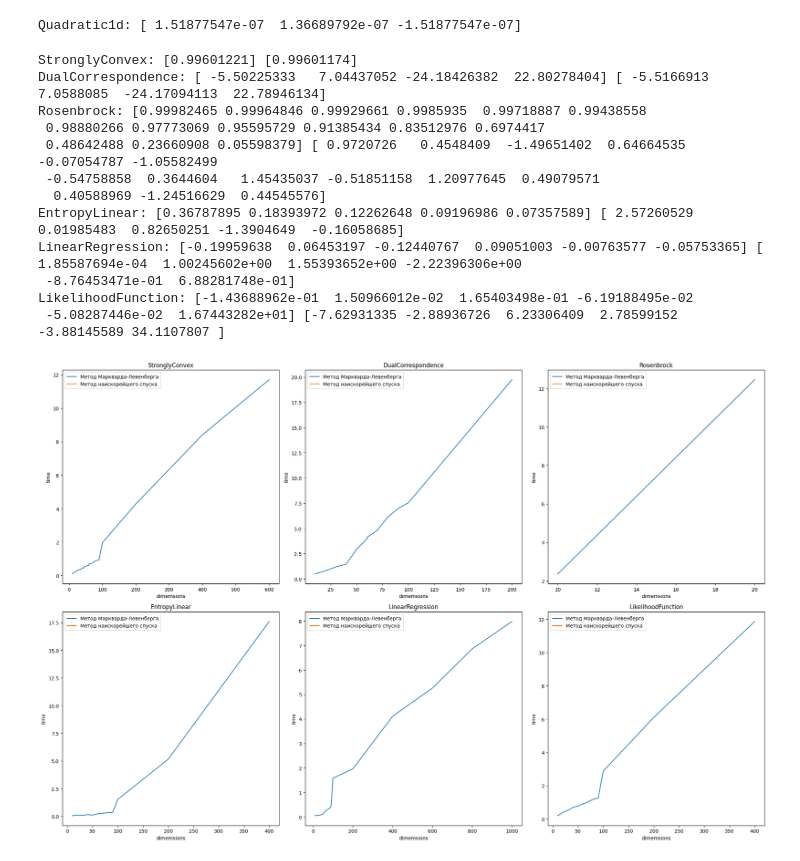
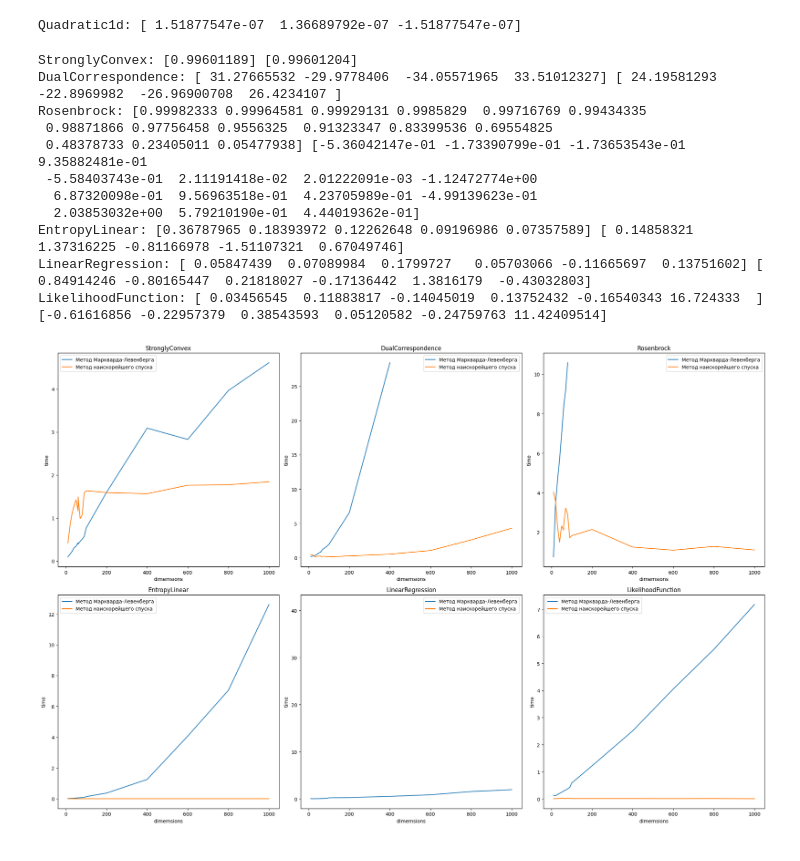
Before and after one commit to fallra1n/math-optimization, a Jupyter notebook: hw-2/OPTI_2.ipynb, the cells around one changed output. Saved outputs shown, nothing was run; the diff lists cells and outputs as text; code cells hidden in the pictures.

```diff
--- a/hw-2/OPTI_2.ipynb
+++ b/hw-2/OPTI_2.ipynb
@@ -104,7 +104,6 @@ def golden_section_search(
 # %%
 eps_fastest = 10 ** (-4)
 eps_golden = 10 ** (-7)
-
 
 
 def the_fastest_descent(
@@ -119,9 +118,9 @@ def the_fastest_descent(
     def func_of_h(h: float, d: agnp.ndarray) -> float:
         return f(x_old + h * d, param_list)
 
-
-    def localize_minimum(func_of_h: Callable[[float, agnp.ndarray], float], d: agnp.ndarray, h =10**(-2) , max_iter = 100, growth_factor = 10):
-
+    def localize_minimum(
+        func_of_h: Callable[[float, agnp.ndarray], float], d: agnp.ndarray, h=10 ** (-2), max_iter=100, growth_factor=10
+    ):
 
         a = 0
         b = a + h
@@ -129,7 +128,7 @@ def the_fastest_descent(
         f_b = func_of_h(b, d)
 
         if f_b > f_a:
-        # Ищем влево
+            # Ищем влево
             a, b = a - h, a
             f_a, f_b = func_of_h(a, d), func_of_h(b, d)
             while f_a < f_b and max_iter > 0:
@@ -140,7 +139,7 @@ def the_fastest_descent(
                 f_a = func_of_h(a, f)
                 max_iter -= 1
         else:
-        # Ищем вправо
+            # Ищем вправо
             while f_b < f_a and max_iter > 0:
                 h *= growth_factor
                 a = b
@@ -149,15 +148,12 @@ def the_fastest_descent(
                 f_b = func_of_h(b, d)
                 max_iter -= 1
 
-
         return min(a, b), max(a, b)
-
 
     x_new = x_old
     d = -ag.grad(f, argnum=0)(x_old, param_list)  # -numerical_gradient(f, x0)
     while agnp.linalg.norm(d) ** 2 > eps and max_steps > 0:
         max_steps -= 1
-
 
         a, b = localize_minimum(func_of_h, d)
         x_new = x_old + (golden_section_search(func_of_h, a, b, d, eps_golden)[0]) * d
@@ -404,18 +400,17 @@ result1 = levenberg_markvatd2(likelihood_function, param_list, x0, max_steps, ep
 result2 = the_fastest_descent(likelihood_function, param_list, x0, max_steps, eps)
 print("LikelihoodFunction:", result1, result2)
 # %% [output]
-StronglyConvex: [0.99601221] [0.99601174]
-DualCorrespondence: [ -5.50225333   7.04437052 -24.18426382  22.80278404] [ -5.5166913    7.0588085  -24.17094113  22.78946134]
-Rosenbrock: [0.99982465 0.99964846 0.99929661 0.9985935  0.99718887 0.99438558
- 0.98880266 0.97773069 0.95595729 0.91385434 0.83512976 0.6974417
- 0.48642488 0.23660908 0.05598379] [ 0.9720726   0.4548409  -1.49651402  0.64664535 -0.07054787 -1.05582499
- -0.54758858  0.3644604   1.45435037 -0.51851158  1.20977645  0.49079571
-  0.40588969 -1.24516629  0.44545576]
-EntropyLinear: [0.36787895 0.18393972 0.12262648 0.09196986 0.07357589] [ 2.57260529  0.01985483  0.82650251 -1.3904649  -0.16058685]
-LinearRegression: [-0.19959638  0.06453197 -0.12440767  0.09051003 -0.00763577 -0.05753365] [ 1.85587694e-04  1.00245602e+00  1.55393652e+00 -2.22396306e+00
- -8.76453471e-01  6.88281748e-01]
-LikelihoodFunction: [-1.43688962e-01  1.50966012e-02  1.65403498e-01 -6.19188495e-02
- -5.08287446e-02  1.67443282e+01] [-7.62931335 -2.88936726  6.23306409  2.78599152 -3.88145589 34.1107807 ]
+StronglyConvex: [0.99601189] [0.99601204]
+DualCorrespondence: [ 31.27665532 -29.9778406  -34.05571965  33.51012327] [ 24.19581293 -22.8969982  -26.96900708  26.4234107 ]
+Rosenbrock: [0.99982333 0.99964581 0.99929131 0.9985829  0.99716769 0.99434335
+ 0.98871866 0.97756458 0.9556325  0.91323347 0.83399536 0.69554825
+ 0.48378733 0.23405011 0.05477938] [-5.36042147e-01 -1.73390799e-01 -1.73653543e-01  9.35882481e-01
+ -5.58403743e-01  2.11191418e-02  2.01222091e-03 -1.12472774e+00
+  6.87320098e-01  9.56963518e-01  4.23705989e-01 -4.99139623e-01
+  2.03853032e+00  5.79210190e-01  4.44019362e-01]
+EntropyLinear: [0.36787965 0.18393972 0.12262648 0.09196986 0.07357589] [ 0.14858321  1.37316225 -0.81166978 -1.51107321  0.67049746]
+LinearRegression: [ 0.05847439  0.07089984  0.1799727   0.05703066 -0.11665697  0.13751602] [ 0.84914246 -0.80165447  0.21818027 -0.17136442  1.3816179  -0.43032803]
+LikelihoodFunction: [ 0.03456545  0.11883817 -0.14045019  0.13752432 -0.16540343 16.724333  ] [-0.61616856 -0.22957379  0.38543593  0.05120582 -0.24759763 11.42409514]
 # %%
 fig, axs = plt.subplots(nrows=2, ncols=3, figsize=(21, 14))  # figsize=(ширина, высота)
 plt.tight_layout(pad=8.0)
@@ -431,49 +426,49 @@ Lst_x_fast = []
 for i in range(number_of_func):
     Lst_y_lev.append([])
     Lst_y_fast.append([])
     Lst_x_lev.append([])
     Lst_x_fast.append([])
     for dim in dimemsions:
         start_time = time.time()
         x0, param_list = param_gen[i](dim)
         max_steps, eps = steps, prec
         result = levenberg_markvatd2(function_list[i], param_list, x0, max_steps, eps)
         end_time = time.time()
         Lst_x_lev[i].append(dim)
         Lst_y_lev[i].append(end_time - start_time)
         if end_time - start_time > 10:
             break
 
-# for i in range(number_of_func):
-#     Lst_y_lev.append([])
-#     Lst_y_fast.append([])
-#     Lst_x_lev.append([])
-#     Lst_x_fast.append([])
-#     for dim in dimemsions:
-#         start_time = time.time()
-#         x0, param_list = param_gen[i](dim)
-#         max_steps, eps = steps, prec
-#         result = the_fastest_descent(function_list[i], param_list, x0, max_steps, eps)
-#         end_time = time.time()
-#         Lst_x_fast[i].append(dim)
-#         Lst_y_fast[i].append(end_time - start_time)
-#         if end_time - start_time > 10:
-#             break
+for i in range(number_of_func):
+    Lst_y_lev.append([])
+    Lst_y_fast.append([])
+    Lst_x_lev.append([])
+    Lst_x_fast.append([])
+    for dim in dimemsions:
+        start_time = time.time()
+        x0, param_list = param_gen[i](dim)
+        max_steps, eps = steps, prec
+        result = the_fastest_descent(function_list[i], param_list, x0, max_steps, eps)
+        end_time = time.time()
+        Lst_x_fast[i].append(dim)
+        Lst_y_fast[i].append(end_time - start_time)
+        if end_time - start_time > 10:
+            break
 
 for i in range(2):
     for j in range(3):
         ind = i * 3 + j
         axs[i, j].plot(Lst_x_lev[ind], Lst_y_lev[ind], label='Метод Маркварда-Левенберга')
         axs[i, j].plot(Lst_x_fast[ind], Lst_y_fast[ind], label='Метод наискорейшего спуска')
         axs[i, j].set_title(func_name_list[ind])
         axs[i, j].set_xlabel('dimemsions')
         axs[i, j].set_ylabel('time')
         axs[i, j].legend()
 
 plt.tight_layout()
 plt.show()
 # %% [output]
-[figure, old version]
+[figure, new version]
 # %%
 fig, axs = plt.subplots(nrows=2, ncols=3, figsize=(21, 14))  # figsize=(ширина, высота)
 plt.tight_layout(pad=8.0)
```
Also changed, not shown: parts of 3 cells of this notebook.
